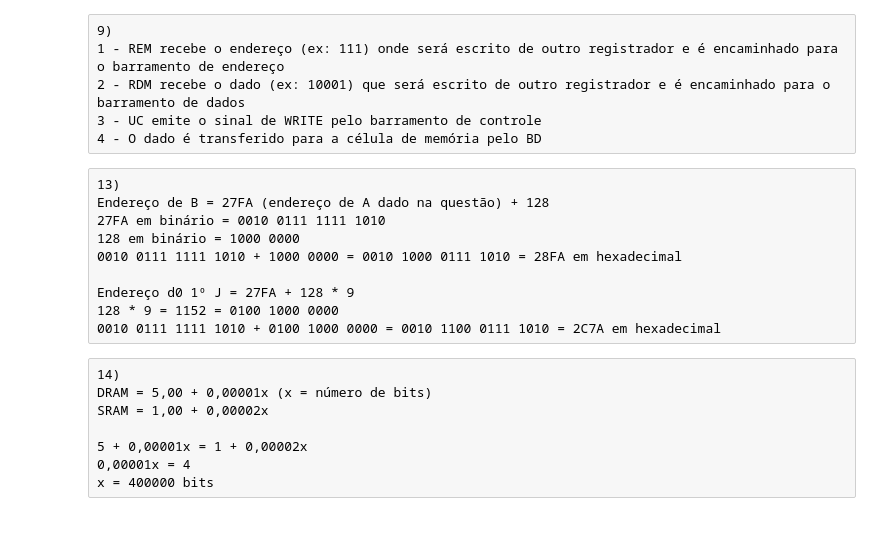
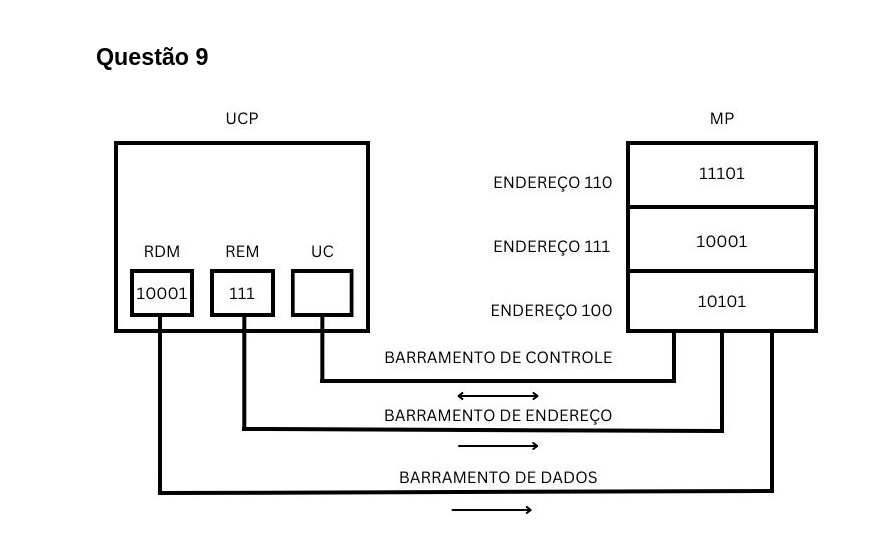
Before and after one commit to manuelafba/sistemascomputacionais, a Jupyter notebook: slide 88/slide88 (3).ipynb, the cells around one changed output. Cells and saved outputs as stored; diff of their text form; code cells hidden in the pictures.

```diff
--- a/slide 88/slide88 (3).ipynb
+++ b/slide 88/slide88 (3).ipynb
@@ -14,24 +23,7 @@ Existem três tipos de barramentos: barramento de dados, de endereço e de contr
-# %% [raw]
-9)
-1 - REM recebe o endereço (ex: 111) onde será escrito de outro registrador e é encaminhado para o barramento de endereço
-2 - RDM recebe o dado (ex: 10001) que será escrito de outro registrador e é encaminhado para o barramento de dados
-3 - UC emite o sinal de WRITE pelo barramento de controle
-4 - O dado é transferido para a célula de memória pelo BD
-# %% [raw]
-13)
-Endereço de B = 27FA (endereço de A dado na questão) + 128
-27FA em binário = 0010 0111 1111 1010
-128 em binário = 1000 0000
-0010 0111 1111 1010 + 1000 0000 = 0010 1000 0111 1010 = 28FA em hexadecimal
-
-Endereço d0 1º J = 27FA + 128 * 9
-128 * 9 = 1152 = 0100 1000 0000
-0010 0111 1111 1010 + 0100 1000 0000 = 0010 1100 0111 1010 = 2C7A em hexadecimal
-# %% [raw]
-14)
-DRAM = 5,00 + 0,00001x (x = número de bits)
-SRAM = 1,00 + 0,00002x
-
-5 + 0,00001x = 1 + 0,00002x
-0,00001x = 4
-x = 400000 bits
+# %% [markdown]
+## Questão 9
+# %%
+from IPython.display import Image
+Image(filename=r'C:\Users\desk\Pictures\op escrita.jpg')
+# %% [output]
+[figure, added]
```
Also changed, not shown: parts of 16 cells of this notebook.
